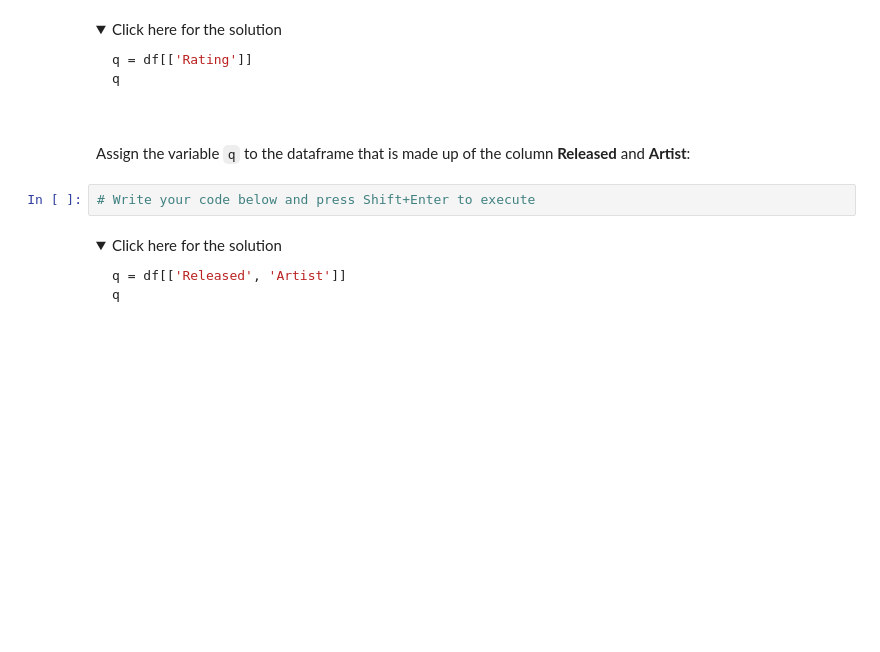
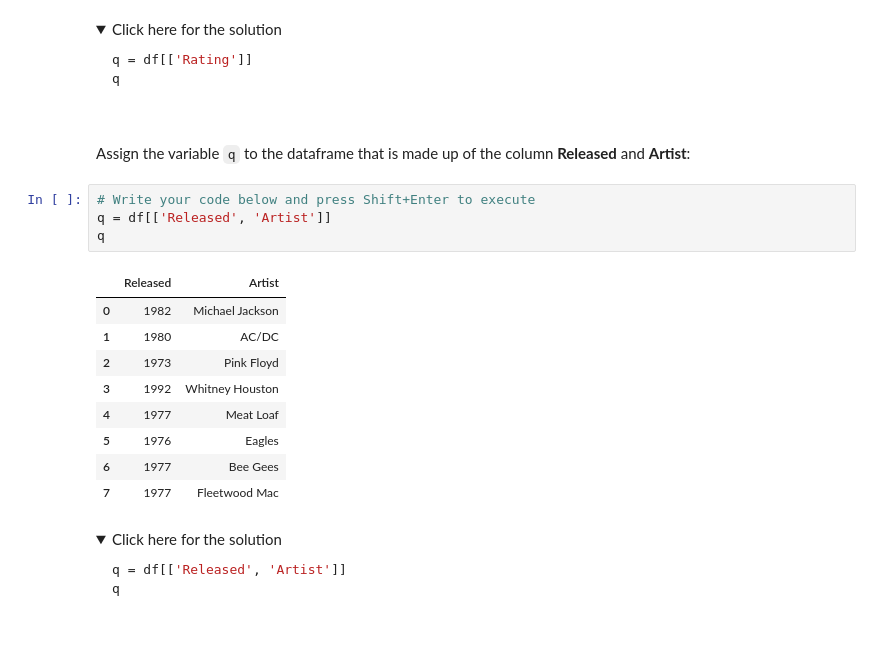
Before and after one commit to stevenkhwun/IBM_Data-Science, a Jupyter notebook: Hands-on_Lab/C4-W4-4_PY0101EN-4-3-LoadData.ipynb, the cells around one changed output. Drawn from its saved outputs; the diff is of its cells as text; folded sections open; blank space fills up the shorter version.

```diff
--- a/Hands-on_Lab/C4-W4-4_PY0101EN-4-3-LoadData.ipynb
+++ b/Hands-on_Lab/C4-W4-4_PY0101EN-4-3-LoadData.ipynb
@@ -375,6 +444,18 @@ q
 Assign the variable <code>q</code> to the dataframe that is made up of the column <b>Released</b> and <b>Artist</b>:
 # %%
 # Write your code below and press Shift+Enter to execute
+q = df[['Released', 'Artist']]
+q
+# %% [output]
+|  | Released | Artist |
+| 0 | 1982 | Michael Jackson |
+| 1 | 1980 | AC/DC |
+| 2 | 1973 | Pink Floyd |
+| 3 | 1992 | Whitney Houston |
+| 4 | 1977 | Meat Loaf |
+| 5 | 1976 | Eagles |
+| 6 | 1977 | Bee Gees |
+| 7 | 1977 | Fleetwood Mac |
 # %% [markdown]
 <details><summary>Click here for the solution</summary>
 
```
Also changed, not shown: parts of 27 cells of this notebook.
